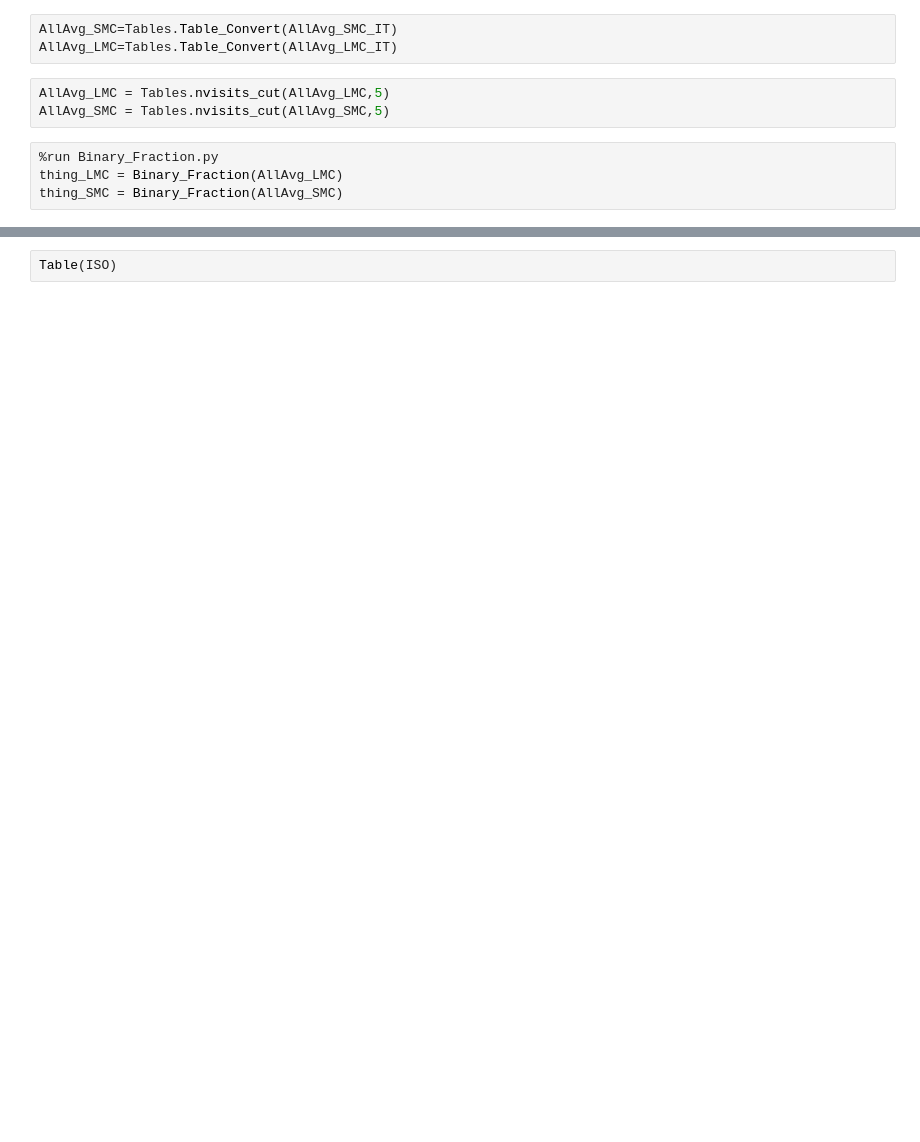
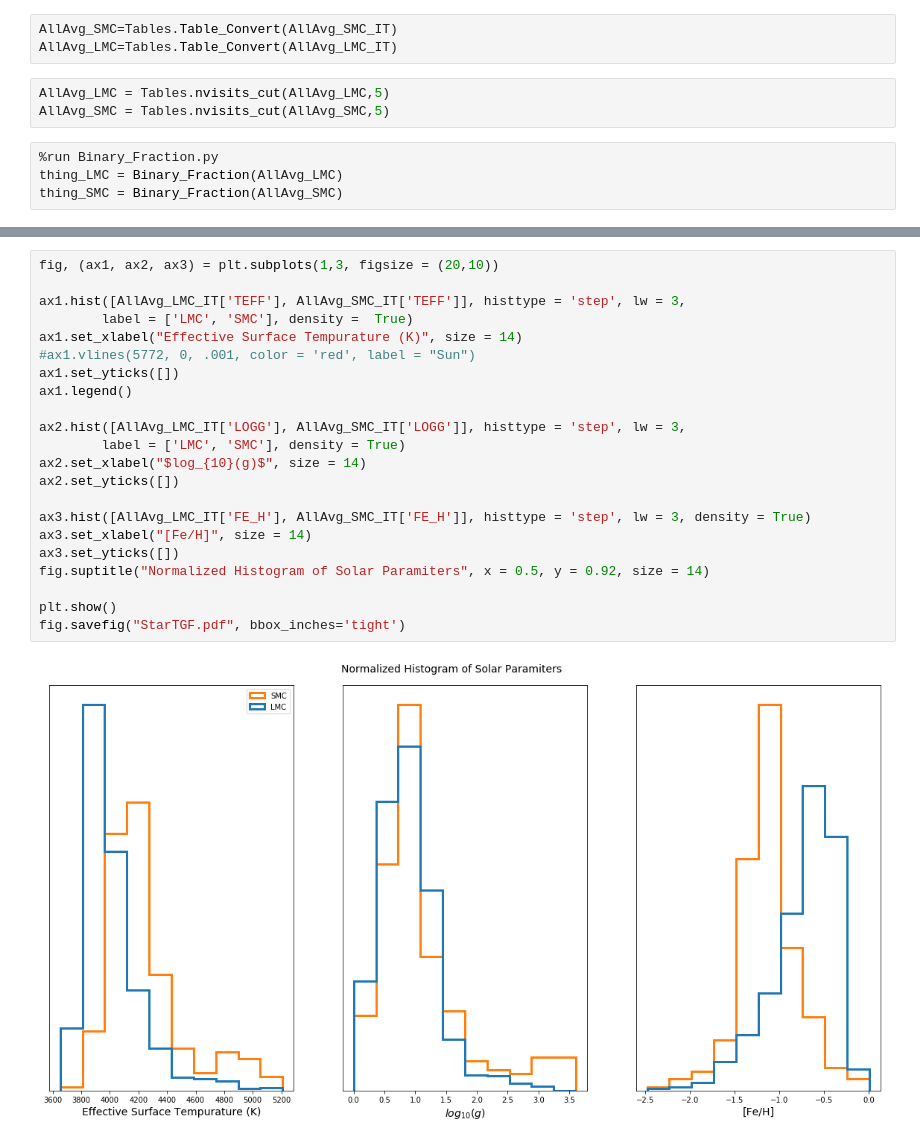
Before and after one commit to CodyDBrown/Binary-Search, a Jupyter notebook: New Isochrone Method.ipynb, the cells around one changed output, grey strips where cells are left out. Cells and saved outputs as stored; diff of their text form; blank space fills up the shorter version.

```diff
--- a/New Isochrone Method.ipynb
+++ b/New Isochrone Method.ipynb
@@ -173,2 +213,24 @@ Table(iso_foo)
-# %%
-Table(ISO)
+# %%
+fig, (ax1, ax2, ax3) = plt.subplots(1,3, figsize = (20,10))
+
+ax1.hist([AllAvg_LMC_IT['TEFF'], AllAvg_SMC_IT['TEFF']], histtype = 'step', lw = 3,
+        label = ['LMC', 'SMC'], density =  True)
+ax1.set_xlabel("Effective Surface Tempurature (K)", size = 14)
+#ax1.vlines(5772, 0, .001, color = 'red', label = "Sun")
+ax1.set_yticks([])
+ax1.legend()
+
+ax2.hist([AllAvg_LMC_IT['LOGG'], AllAvg_SMC_IT['LOGG']], histtype = 'step', lw = 3,
+        label = ['LMC', 'SMC'], density = True)
+ax2.set_xlabel("$log_{10}(g)$", size = 14)
+ax2.set_yticks([])
+
+ax3.hist([AllAvg_LMC_IT['FE_H'], AllAvg_SMC_IT['FE_H']], histtype = 'step', lw = 3, density = True)
+ax3.set_xlabel("[Fe/H]", size = 14)
+ax3.set_yticks([])
+fig.suptitle("Normalized Histogram of Solar Paramiters", x = 0.5, y = 0.92, size = 14)
+
+plt.show()
+fig.savefig("StarTGF.pdf", bbox_inches='tight')
+# %% [output]
+[figure, added]
```
Also changed, not shown: parts of 19 cells of this notebook, 1 other file.
